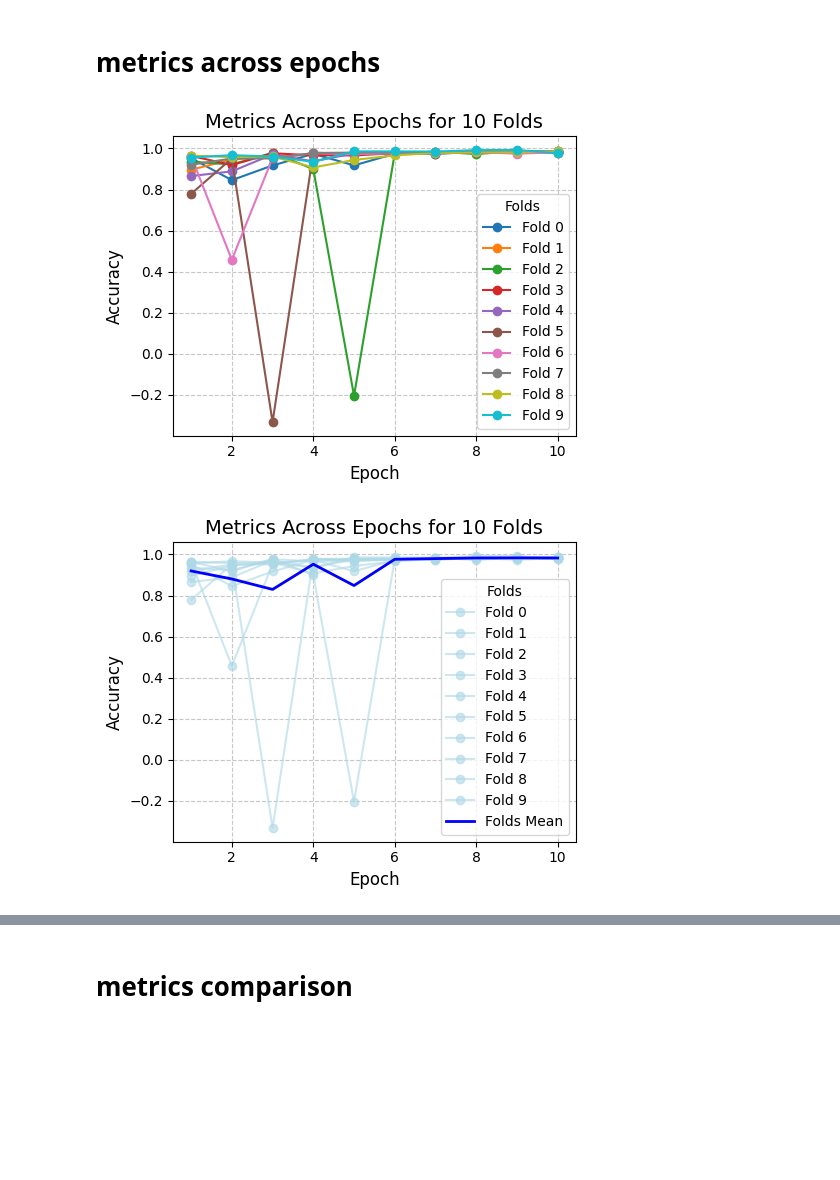
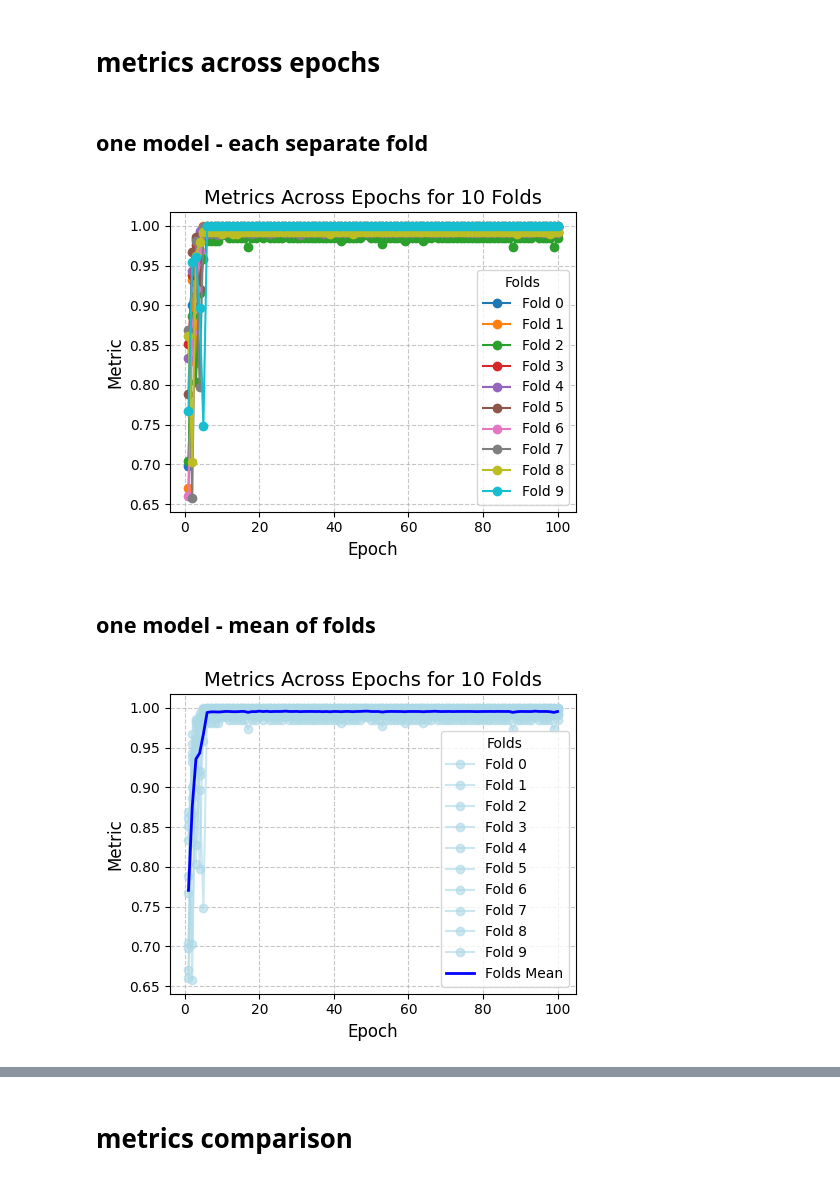
Before and after one commit to agurianova/rolling-in-the-deep, a Jupyter notebook: notebooks/results.ipynb, the cells around one changed output, grey strips where cells are left out. Saved outputs shown, nothing was run; the diff lists cells and outputs as text; code cells hidden in the pictures; blank space fills up the shorter version.

```diff
--- a/notebooks/results.ipynb
+++ b/notebooks/results.ipynb
@@ -30,24 +41,28 @@ print(data)
 # %% [markdown]
 # metrics across epochs
+# %% [markdown]
+## one model - each separate fold
 # %%
 plt.figure(figsize=(5, 4))
 
 for fold in data['folds']:
     fold_number = fold['fold']
     epochs = [i['epoch']+1 for i in fold['epochs']]
-    metrics = [i['validation']['mcc'] for i in fold['epochs']]
+    metrics = [i['validation']['auc_ovr'] for i in fold['epochs']]
     plt.plot(epochs, metrics, marker='o', label=f'Fold {fold_number}')
 
 plt.title('Metrics Across Epochs for 10 Folds', fontsize=14)
 plt.xlabel('Epoch', fontsize=12)
-plt.ylabel('Accuracy', fontsize=12)
+plt.ylabel('Metric', fontsize=12)
 plt.grid(True, linestyle='--', alpha=0.7)
 plt.legend(title="Folds", loc='lower right', fontsize=10)
 plt.tight_layout()
 
 plt.show()
 # %% [output]
-[figure, old version]
+[figure, new version]
+# %% [markdown]
+## one model - mean of folds
 # %%
 plt.figure(figsize=(5, 4))
 
@@ -56,7 +71,7 @@ metrics_to_save = []
 for fold in data['folds']:
     fold_number = fold['fold']
     epochs = [i['epoch']+1 for i in fold['epochs']]
-    metrics = [i['validation']['mcc'] for i in fold['epochs']]
+    metrics = [i['validation']['auc_ovr'] for i in fold['epochs']]
     metrics_to_save.append(metrics)
     plt.plot(epochs, metrics, color='lightblue', alpha=0.6, marker='o', label=f'Fold {fold_number}')
 
@@ -67,11 +82,11 @@ plt.plot(epochs, mean_metric, color='blue', linewidth=2, label='Folds Mean')
 
 plt.title('Metrics Across Epochs for 10 Folds', fontsize=14)
 plt.xlabel('Epoch', fontsize=12)
-plt.ylabel('Accuracy', fontsize=12)
+plt.ylabel('Metric', fontsize=12)
 plt.grid(True, linestyle='--', alpha=0.7)
 plt.legend(title="Folds", loc='lower right', fontsize=10)
 plt.tight_layout()
 
 plt.show()
 # %% [output]
-[figure, old version]
+[figure, new version]
```
Also changed, not shown: parts of 21 cells of this notebook.
